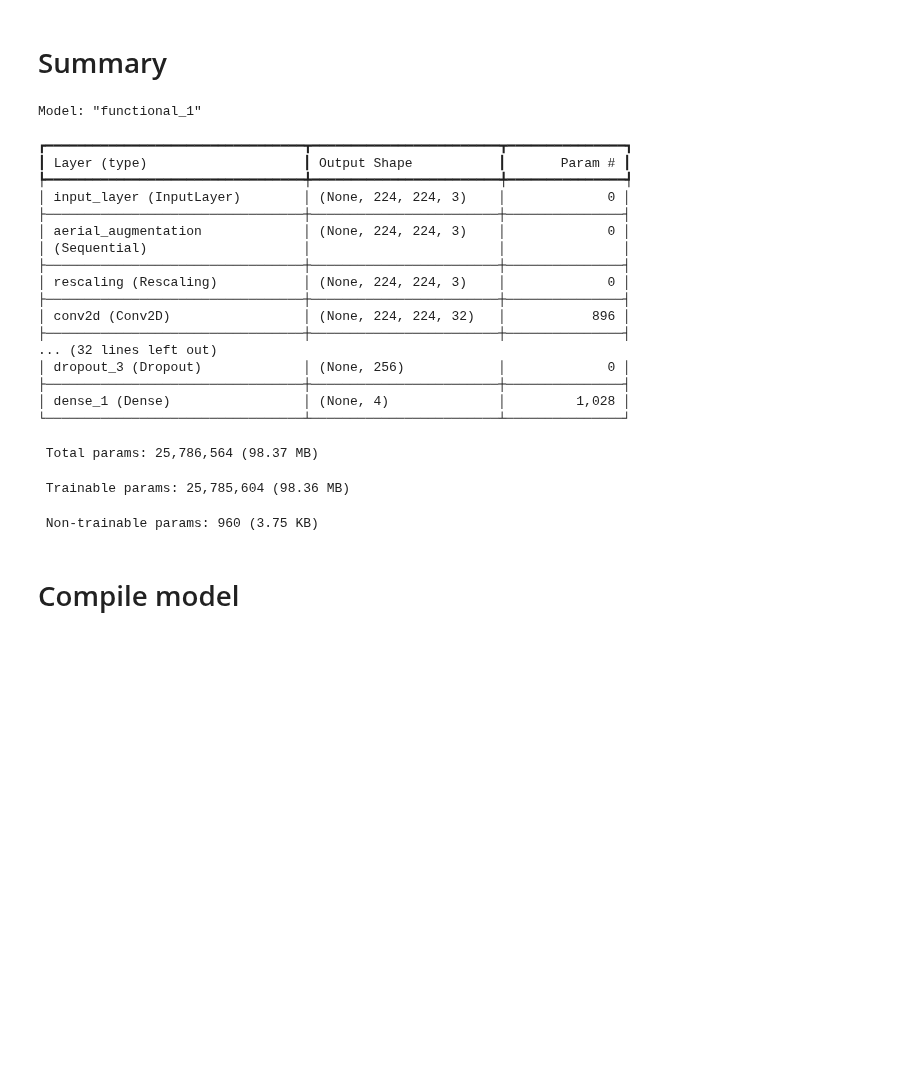
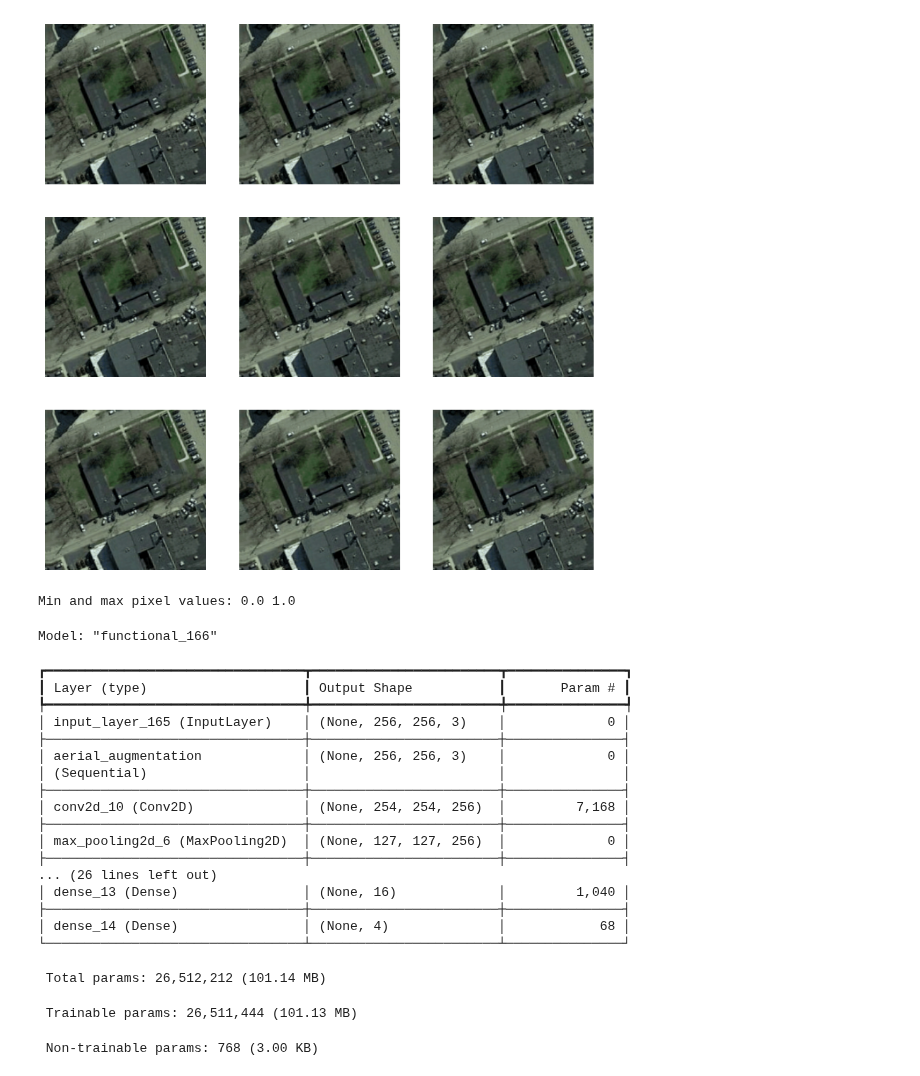
Before and after one commit to Auswahlenn/CSC3109-Machine-Learning, a Jupyter notebook: models/custom_cnn/custom_cnn.ipynb, the cells around one changed output. Saved outputs shown, nothing was run; the diff lists cells and outputs as text; code cells hidden in the pictures; blank space fills up the shorter version.

```diff
--- a/models/custom_cnn/custom_cnn.ipynb
+++ b/models/custom_cnn/custom_cnn.ipynb
@@ -18,0 +141,11 @@ warnings.filterwarnings("ignore")
+# %%
+image, label = next(iter(train_ds))
+print(image.shape)
+print(label.shape)
+
+# class_names = train_ds.class_names # Removed this line as class_names is already defined globally
+get_label_name = lambda x: class_names[tf.argmax(x).numpy()]
+
+plt.imshow(image[0].numpy().astype("uint8"))
+plt.title(get_label_name(label[0]))
+plt.show()
@@ -18,0 +156,26 @@ warnings.filterwarnings("ignore")
+# %%
+def augmentation() -> keras.Sequential:
+    return keras.Sequential(
+        [
+            # All four flip orientations are valid for top-down aerial views.
+            keras.layers.RandomFlip(
+                "horizontal_and_vertical", seed=42
+            ),
+            # Rotation up to +/- 180 deg (aerial has no canonical "up"). Arbitrary
+            # rotation is fine for classification -- the Roboflow "90-deg only"
+            # guidance targets bounding-box preservation in detection, which does
+            # not apply here. fill_mode="reflect" avoids black corner artifacts.
+            keras.layers.RandomRotation(
+                factor=0.5, fill_mode="reflect", seed=42
+            ),
+            # Scale jitter -- robustness to capture altitude / zoom differences.
+            keras.layers.RandomZoom(0.2, seed=42),
+            # Mild photometric jitter -- lighting/sensor robustness without
+            # washing out fine-grained texture cues (kept low; 0.5 blew images
+            # to near-black/white).
+            keras.layers.RandomContrast(factor=0.1, seed=42),
+            keras.layers.RandomBrightness(
+                factor=0.1, value_range=(0, 255), seed=42
+            ),
+        ],
+ name="aerial_augmentation")
@@ -19,2 +194,15 @@ warnings.filterwarnings("ignore")
+# %%
+plt.figure(figsize=(10, 10))
+for i in range(9):
+  augmented_image = augmentation()(image)
+  ax = plt.subplot(3, 3, i + 1)
+  plt.imshow(augmentation()(image)[0].numpy().astype("uint8"))   # tell imshow it's [0,255]
+  plt.axis("off")
+# %% [output]
+[figure, added]
+# %%
+print("Min and max pixel values:", result.numpy().min(), result.numpy().max())
+# %% [output]
+Min and max pixel values: 0.0 1.0
 # %%
 def build_model(num_classes: int, augmentation: keras.Sequential) -> keras.Model:
@@ -50,32 +243,28 @@ def build_model(num_classes: int, augmentation: keras.Sequential) -> keras.Model
 
     model = keras.Model(inputs=inputs, outputs=outputs)
     return model
-# %% [markdown]
-# Summary
 # %%
-model = build_model(config.NUM_CLASSES, get_augmentation())
+model = build_model(num_classes, augmentation())
 model.summary()
 # %% [output]
-Model: "functional_1"
+Model: "functional_166"
 ┏━━━━━━━━━━━━━━━━━━━━━━━━━━━━━━━━━┳━━━━━━━━━━━━━━━━━━━━━━━━┳━━━━━━━━━━━━━━━┓
 ┃ Layer (type)                    ┃ Output Shape           ┃       Param # ┃
 ┡━━━━━━━━━━━━━━━━━━━━━━━━━━━━━━━━━╇━━━━━━━━━━━━━━━━━━━━━━━━╇━━━━━━━━━━━━━━━┩
-│ input_layer (InputLayer)        │ (None, 224, 224, 3)    │             0 │
+│ input_layer_165 (InputLayer)    │ (None, 256, 256, 3)    │             0 │
 ├─────────────────────────────────┼────────────────────────┼───────────────┤
-│ aerial_augmentation             │ (None, 224, 224, 3)    │             0 │
+│ aerial_augmentation             │ (None, 256, 256, 3)    │             0 │
 │ (Sequential)                    │                        │               │
 ├─────────────────────────────────┼────────────────────────┼───────────────┤
-│ rescaling (Rescaling)           │ (None, 224, 224, 3)    │             0 │
+│ conv2d_10 (Conv2D)              │ (None, 254, 254, 256)  │         7,168 │
 ├─────────────────────────────────┼────────────────────────┼───────────────┤
-│ conv2d (Conv2D)                 │ (None, 224, 224, 32)   │           896 │
+│ max_pooling2d_6 (MaxPooling2D)  │ (None, 127, 127, 256)  │             0 │
 ├─────────────────────────────────┼────────────────────────┼───────────────┤
-... (32 lines left out)
-│ dropout_3 (Dropout)             │ (None, 256)            │             0 │
+... (26 lines left out)
+│ dense_13 (Dense)                │ (None, 16)             │         1,040 │
 ├─────────────────────────────────┼────────────────────────┼───────────────┤
-│ dense_1 (Dense)                 │ (None, 4)              │         1,028 │
+│ dense_14 (Dense)                │ (None, 4)              │            68 │
 └─────────────────────────────────┴────────────────────────┴───────────────┘
- Total params: 25,786,564 (98.37 MB)
+ Total params: 26,512,212 (101.14 MB)
- Trainable params: 25,785,604 (98.36 MB)
+ Trainable params: 26,511,444 (101.13 MB)
- Non-trainable params: 960 (3.75 KB)
+ Non-trainable params: 768 (3.00 KB)
-# %% [markdown]
-# Compile model
```
Also changed, not shown: parts of 25 cells of this notebook, 19 other files.
